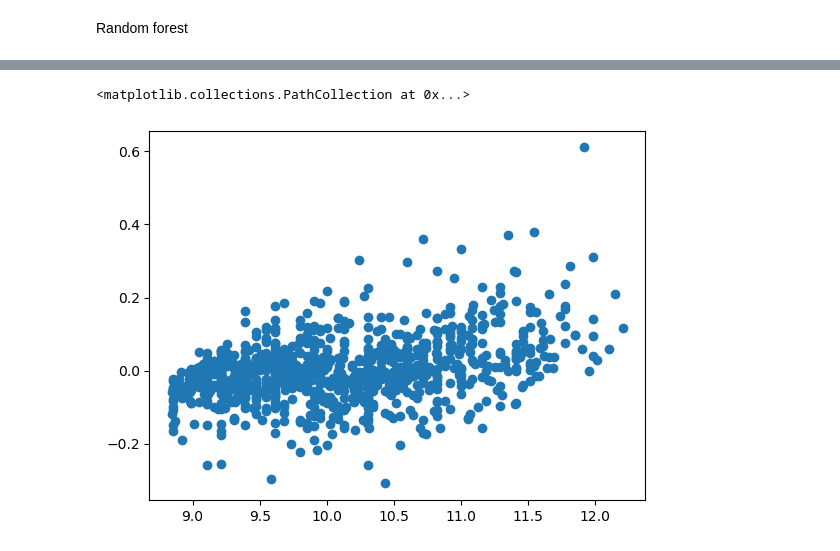
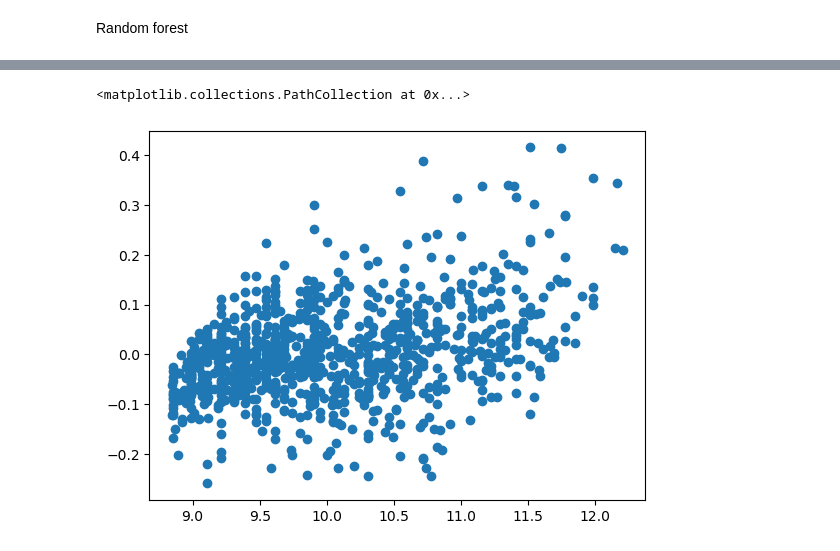
Before and after one commit to PradeepJangir007/Mobile-Phone-Price-Prediction, a Jupyter notebook: smart_phone_model billading.ipynb, the cells around one changed output, grey strips where cells are left out. Saved outputs shown, nothing was run; the diff lists cells and outputs as text; code cells hidden in the pictures.

```diff
--- a/smart_phone_model billading.ipynb
+++ b/smart_phone_model billading.ipynb
@@ -168,7 +226,10 @@ x_train,x_test,y_train,y_test=train_test_split(x,y,test_size=0.3,random_state=42
 # %%
 ct=ColumnTransformer([('company',OneHotEncoder(drop='first'),['company']),
-                      ('processor',OneHotEncoder(drop='first'),['Processor_'])],remainder='passthrough')
-box=ColumnTransformer([('box cox',PowerTransformer(standardize=True),slice(-1))])
-poly=PolynomialFeatures(2,interaction_only=True)
+                      ('processor',OneHotEncoder(drop='first'),['Processor_']),
+                     ('model',OneHotEncoder(drop='first',handle_unknown='ignore'),['Model_series'])],remainder='passthrough',)
+poly=ColumnTransformer([('poly', PolynomialFeatures(degree=2),slice(-1))])
+box=ColumnTransformer([('box cox',PowerTransformer(standardize=True),slice(-1)),
+                      ])
+STDT=SparseToDenseTransformer()
 # %%
 lr=LinearRegression()
@@ -209,7 +291,8 @@ Random forest
 from sklearn.ensemble import RandomForestRegressor
 # %%
 ct=ColumnTransformer([('company',OneHotEncoder(drop='first'),['company']),
-                      ('processor',OneHotEncoder(drop='first'),['Processor_'])],remainder='passthrough')
+                      ('processor',OneHotEncoder(drop='first'),['Processor_']),
+                      ('model',OneHotEncoder(drop='first',handle_unknown='ignore'),['Model_series'])],remainder='passthrough')
 # %%
 x=df.drop('Price',axis=1)
 y=np.log(df['Price'])
@@ -217,7 +300,7 @@ x_train,x_test,y_train,y_test=train_test_split(x,y,test_size=0.2,random_state=42
 # %%
-rf=RandomForestRegressor(n_estimators=300,max_features=0.6)
+rf=RandomForestRegressor(n_estimators=1300,min_samples_split=3,max_features=0.7,n_jobs=-1)
 # %%
-pipe=Pipeline([('tranformetion',ct),('resression',rf)])
+pipe=Pipeline([('tranformetion',ct),('stdt',STDT),('resression',rf)])
 model=pipe.fit(x_train,y_train)
 # %%
 model.score(x_train,y_train)
@@ -230,10 +313,10 @@ model.score(x_test,y_test)
 # %%
 y_pred=model.predict(x_train)
 res=y_train-y_pred
-plt.scatter(y_train,res)
+plt.scatter(y=res,x=y_train)
 # %% [output]
 <matplotlib.collections.PathCollection at 0x...>
-[figure, old version]
+[figure, new version]
 # %%
 y_pred=model.predict(x_test)
 res=y_test-y_pred
```
Also changed, not shown: parts of 48 cells of this notebook, 7 other files.
